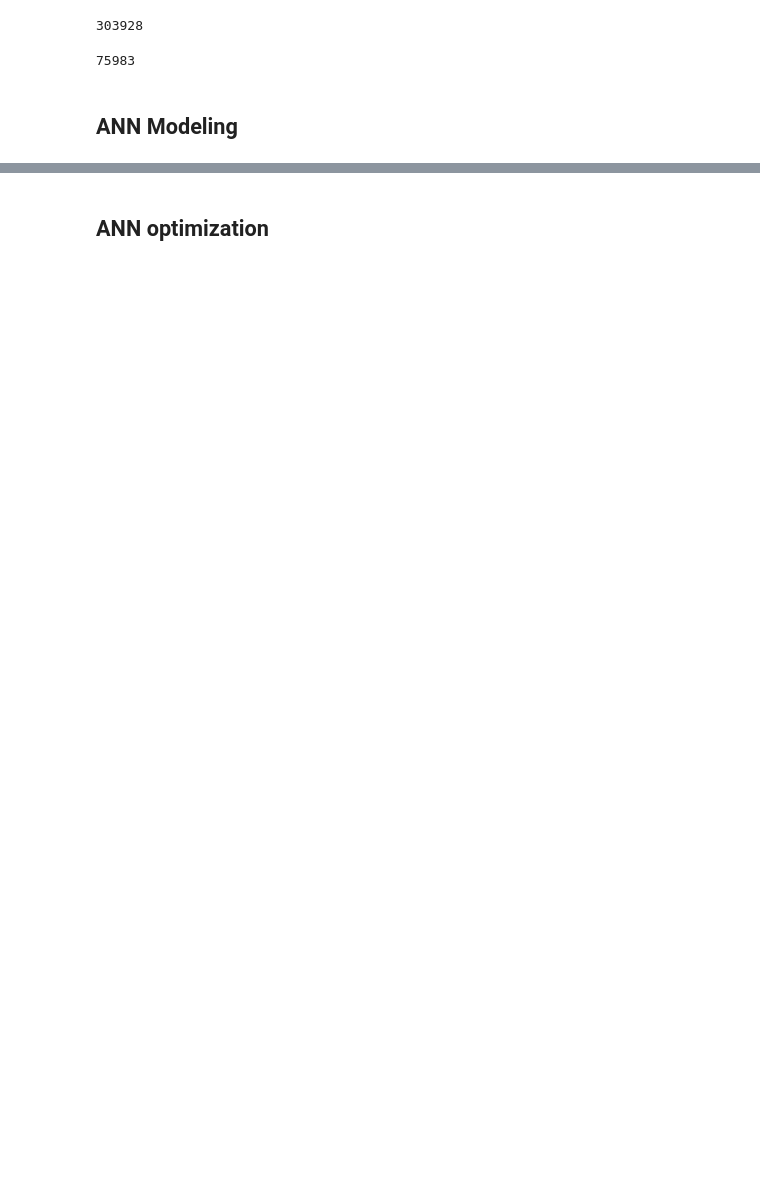
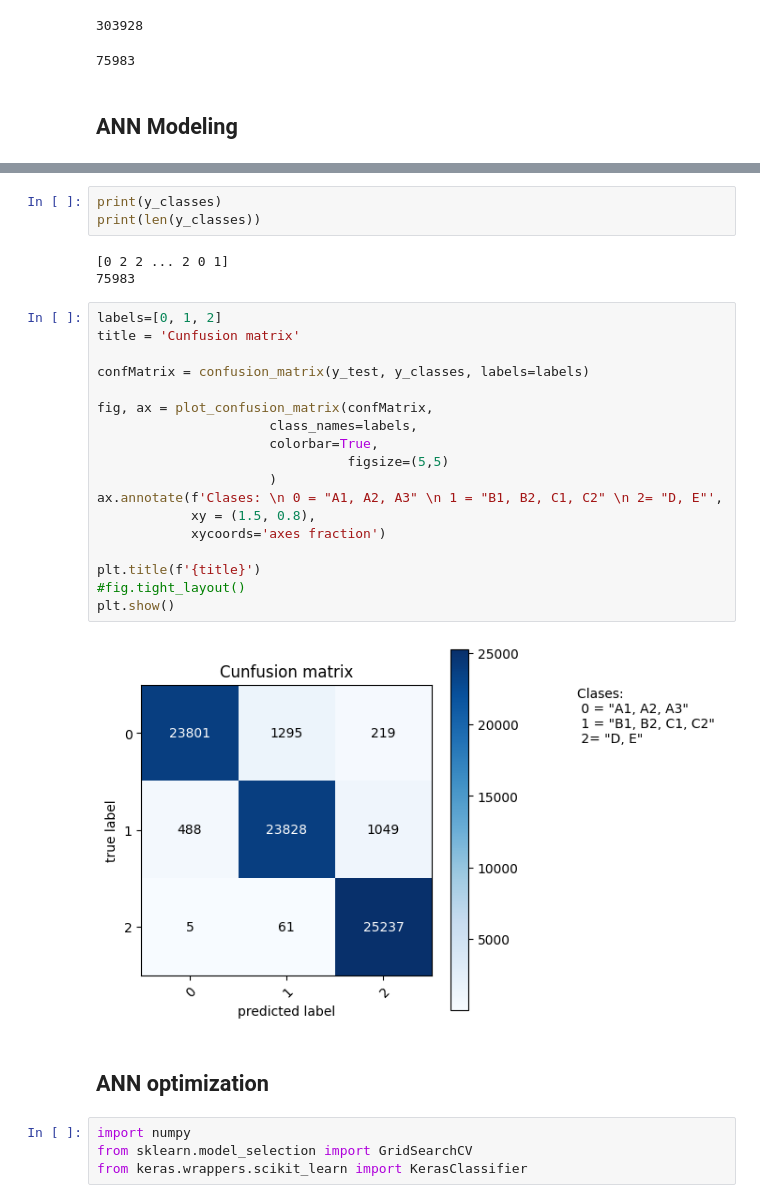
Before and after one commit to AndersCFR/CreditScoring, a Jupyter notebook: CreditScoring.ipynb, the cells around one changed output, grey strips where cells are left out. Drawn from its saved outputs; the diff is of its cells as text; blank space fills up the shorter version.

```diff
--- a/CreditScoring.ipynb
+++ b/CreditScoring.ipynb
@@ -917,2 +948,32 @@ plt.show()
+# %%
+print(y_classes)
+print(len(y_classes))
+# %% [output]
+[0 2 2 ... 2 0 1]
+75983
+# %%
+labels=[0, 1, 2]
+title = 'Cunfusion matrix'
+
+confMatrix = confusion_matrix(y_test, y_classes, labels=labels)
+
+fig, ax = plot_confusion_matrix(confMatrix,
+                      class_names=labels,
+                      colorbar=True,
+                                figsize=(5,5)
+                      )
+ax.annotate(f'Clases: \n 0 = "A1, A2, A3" \n 1 = "B1, B2, C1, C2" \n 2= "D, E"',
+            xy = (1.5, 0.8),
+            xycoords='axes fraction')
+
+plt.title(f'{title}')
+#fig.tight_layout()
+plt.show()
+# %% [output]
+[figure, added]
 # %% [markdown]
 ## ANN optimization
+# %%
+import numpy
+from sklearn.model_selection import GridSearchCV
+from keras.wrappers.scikit_learn import KerasClassifier
```
Also changed, not shown: parts of 46 cells of this notebook, 4 other files.
